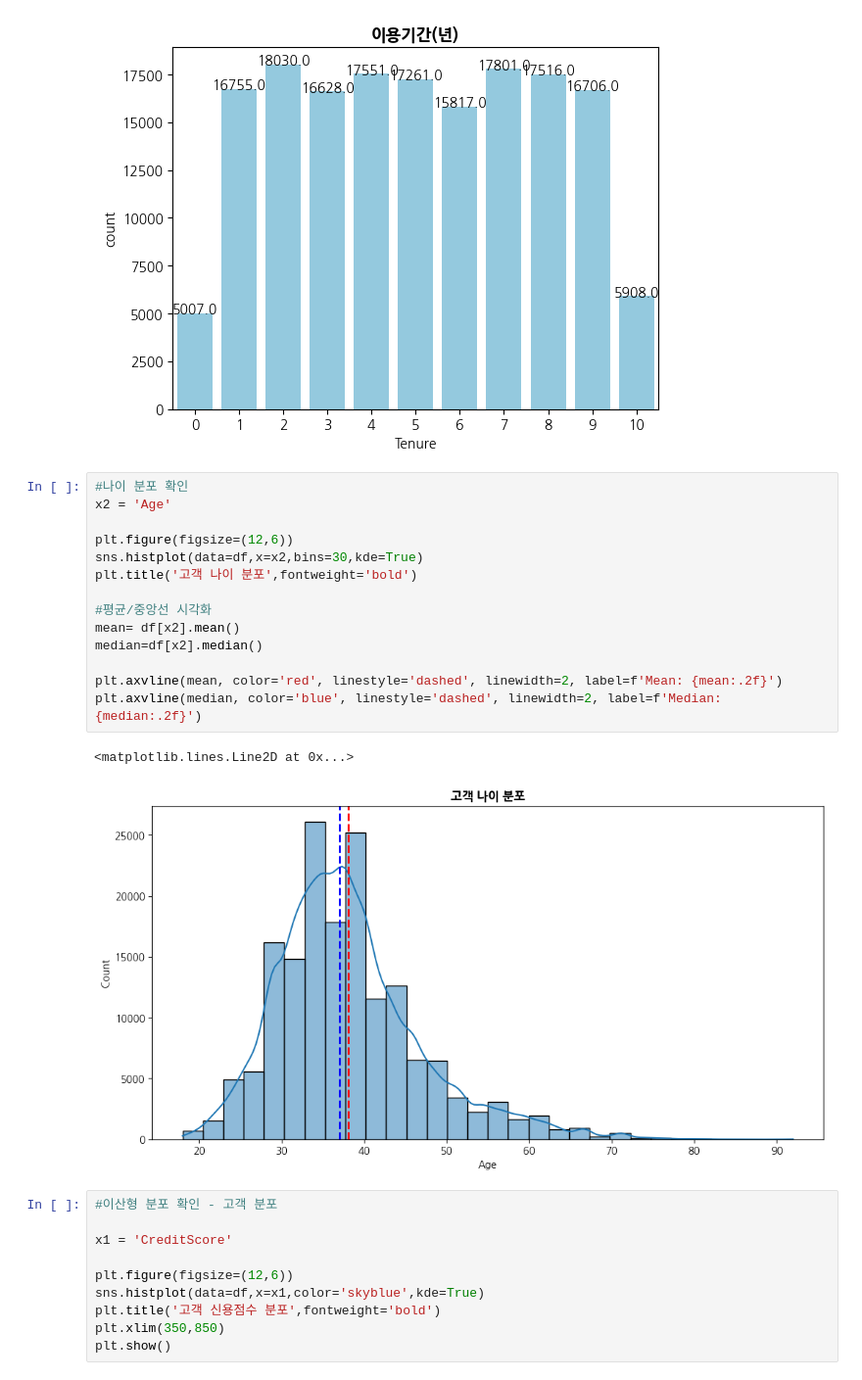
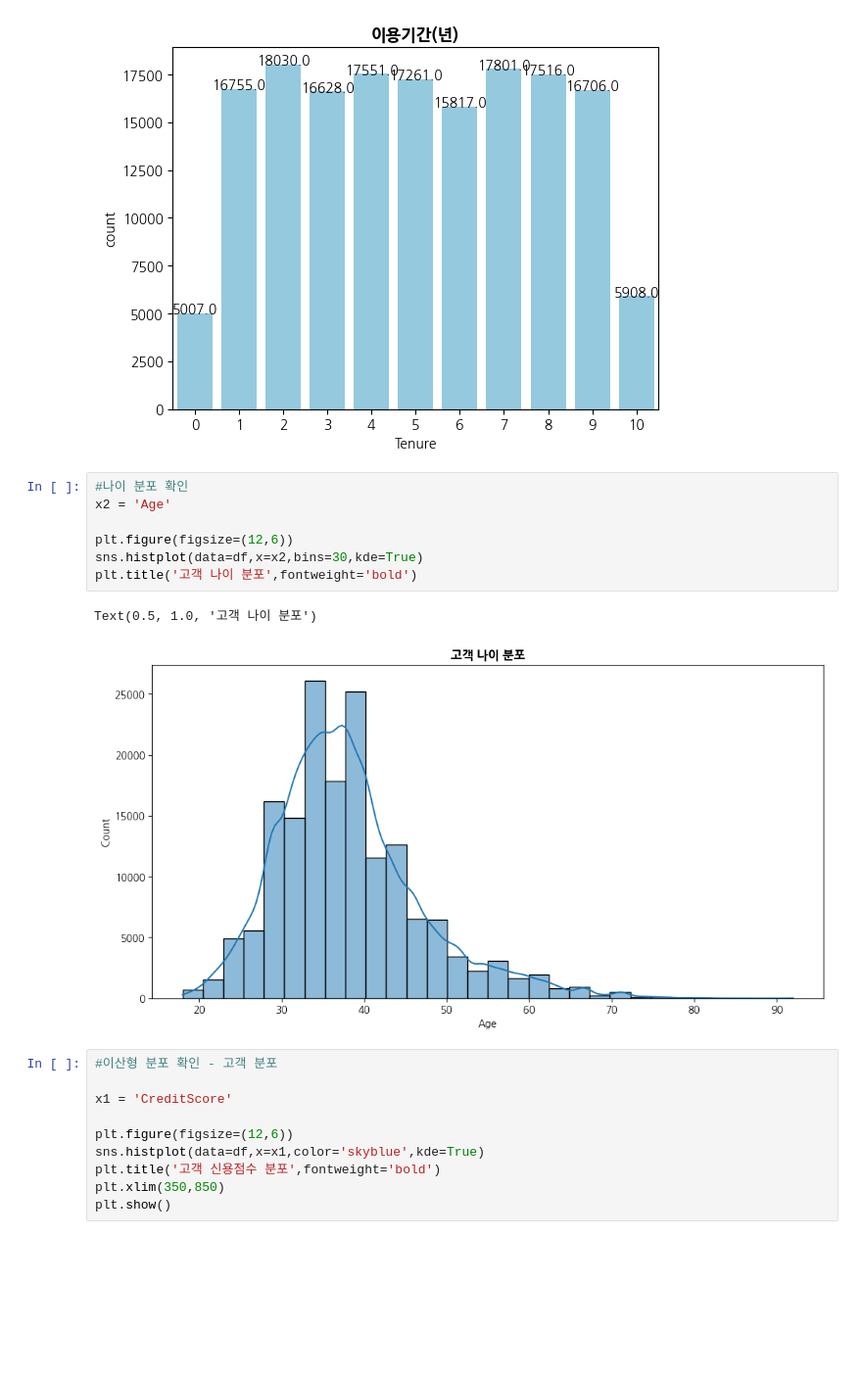
Before and after one commit to cookieeyoung/ML-project1, a Jupyter notebook: 최종 제출 코드(final)/EDA&시각화_채영.ipynb, the cells around one changed output. Shown at 98% size. Drawn from its saved outputs; the diff is of its cells as text; blank space fills up the shorter version.

```diff
--- a/1. EDA/EDA_원본_채영.ipynb
+++ b/최종 제출 코드(final)/EDA&시각화_채영.ipynb
@@ -422,20 +408,13 @@ Name: proportion, dtype: float64
 # %%
 #나이 분포 확인
 x2 = 'Age'
 
 plt.figure(figsize=(12,6))
 sns.histplot(data=df,x=x2,bins=30,kde=True)
 plt.title('고객 나이 분포',fontweight='bold')
-
-#평균/중앙선 시각화
-mean= df[x2].mean()
-median=df[x2].median()
-
-plt.axvline(mean, color='red', linestyle='dashed', linewidth=2, label=f'Mean: {mean:.2f}')
-plt.axvline(median, color='blue', linestyle='dashed', linewidth=2, label=f'Median: {median:.2f}')
 # %% [output]
-<matplotlib.lines.Line2D at 0x...>
+Text(0.5, 1.0, '고객 나이 분포')
-[figure, old version]
+[figure, new version]
 # %%
 #이산형 분포 확인 - 고객 분포
 
```
Also changed, not shown: parts of 11 cells of this notebook, 6 other files.
